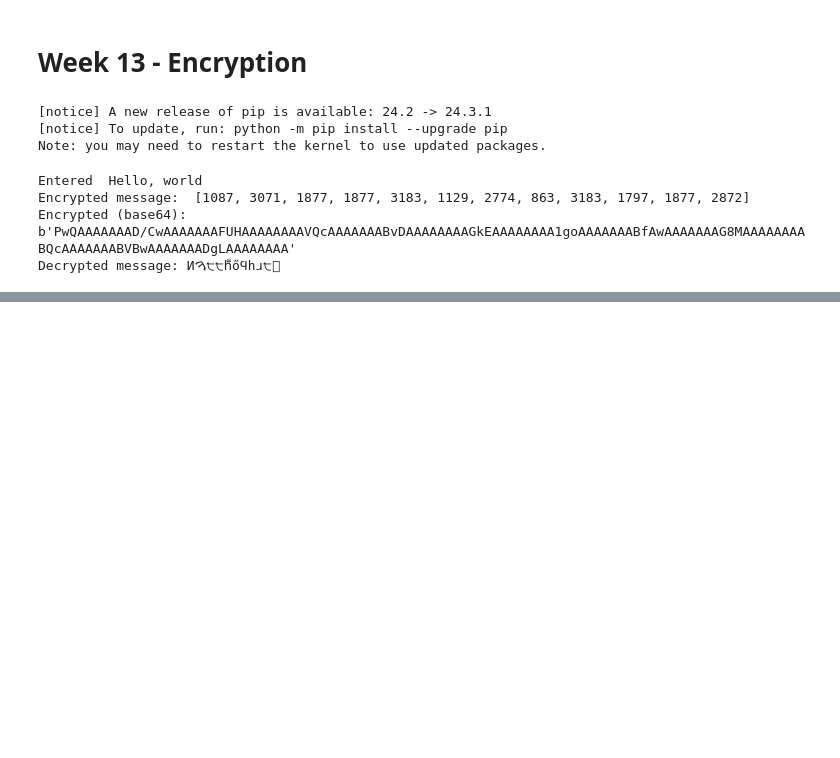
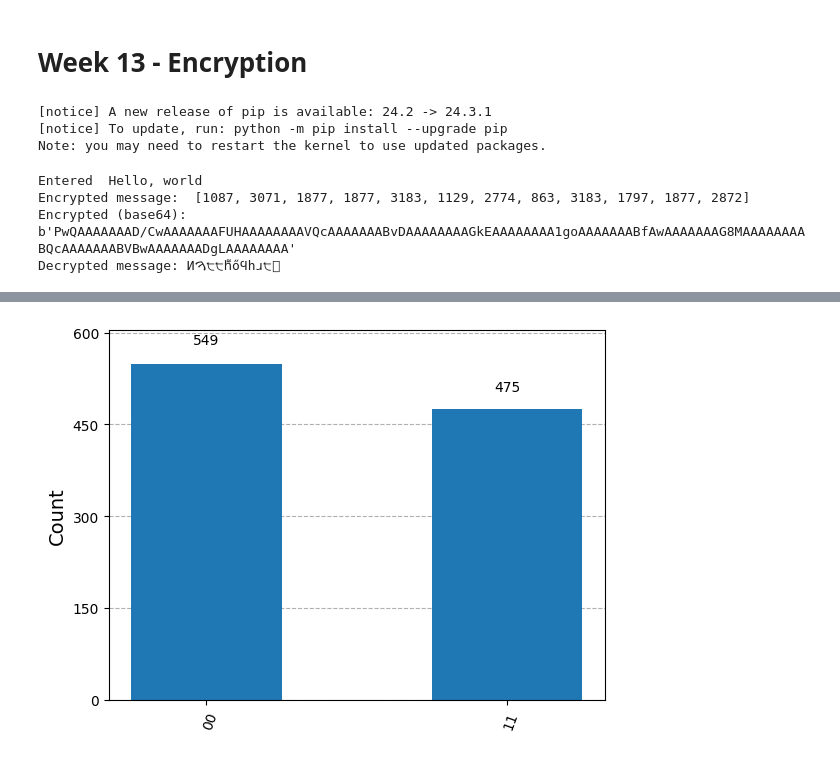
Before and after one commit to Tait-Sherfinski/AP-Computer-Science-Principles, a Jupyter notebook: Notebooks/concepts.ipynb, the cells around one changed output, grey strips where cells are left out. Cells and saved outputs as stored; diff of their text form; code cells hidden in the pictures; blank space fills up the shorter version.

```diff
--- a/Notebooks/concepts.ipynb
+++ b/Notebooks/concepts.ipynb
@@ -325,0 +357,13 @@ Decrypted message: Иࠅ੮੮հ͌őϤհɹ੮௚
+# %%
+qc_entangle = QuantumCircuit(2, 2)
+
+qc_entangle.h(0)
+qc_entangle.cx(0, 1)
+qc_entangle.measure([0, 1], [0, 1])
+
+qc_entangle.save_statevector()
+sim_result = sim.run(qc_entangle).result()
+counts = sim_result.get_counts()
+plot_histogram(counts)
+# %% [output]
+[figure, added]
```
Also changed, not shown: parts of 5 cells of this notebook.
